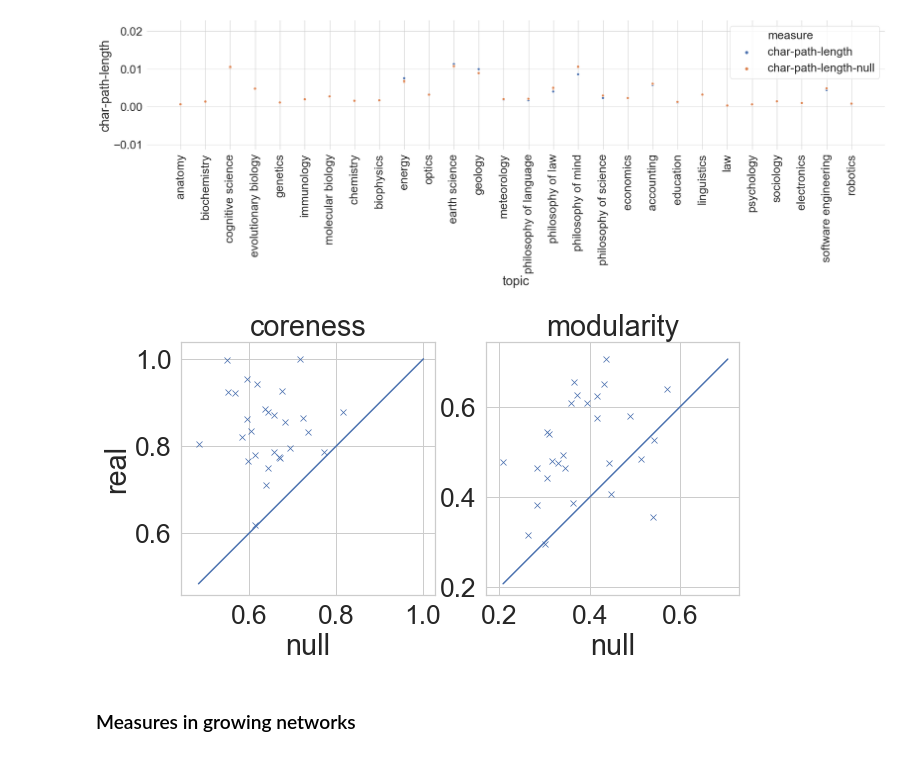
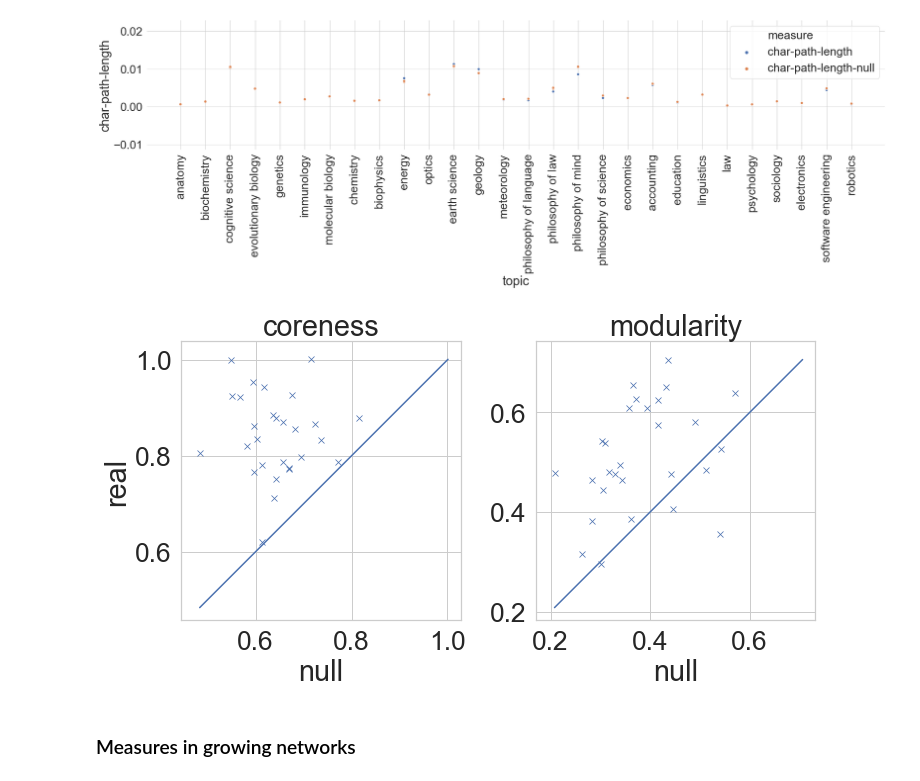
Before and after one commit to harangju/wikinet, a Jupyter notebook: analysis/analyze-network-measures.ipynb, the cells around one changed output. Saved outputs shown, nothing was run; the diff lists cells and outputs as text; code cells hidden in the pictures.

```diff
--- a/analysis/analyze-network-measures.ipynb
+++ b/analysis/analyze-network-measures.ipynb
@@ -60,3 +60,7 @@ for topic in topics:
     networks[topic].load_graph(path_saved + topic + '.gexf')
 # %% [output]
 anatomy biochemistry cognitive science evolutionary biology genetics immunology molecular biology chemistry biophysics energy optics earth science geology meteorology philosophy of language philosophy ...
+# %%
+for topic, network in networks.items():
+    network.graph.name = topic
+    print(network.graph.name, end=' ')
@@ -69,3 +75,8 @@ for topic, network in networks.items():
     nulls[topic] = [network.randomize('target') for _ in range(2)]
 # %% [output]
 anatomy biochemistry cognitive science evolutionary biology genetics immunology molecular biology chemistry biophysics energy optics earth science geology meteorology philosophy of language philosophy ...
+# %%
+for topic, null_networks in nulls.items():
+    for i, network in enumerate(null_networks):
+        network.graph.name = topic+'-null-'+str(i)
+        print(network.graph.name, end=' ')
@@ -263,20 +272,20 @@ for stat in ['coreness', 'modularity', 'char-path-length']:
 # %%
 save_dir = None
 f, axs = plt.subplots(ncols=2, figsize=(10,5))
-f.tight
+f.tight_layout()
 for i, stat in enumerate(['coreness', 'modularity']):
     x = df_expand[df_expand.measure==stat+'-null']\
         .groupby('topic').mean().value.values
     y = df_expand[df_expand.measure==stat].value.values
     sns.scatterplot(x=x, y=y, ax=axs[i], marker='x')
     z = np.concatenate((x,y))
     sns.lineplot(x=[min(z), max(z)], y=[min(z), max(z)], ax=axs[i])
     axs[i].set_title(stat)
     if save_dir:
         plt.savefig(path_saved + stat, dpi=300)
 axs[0].set(xlabel='null', ylabel='real', aspect='equal')
 axs[1].set(xlabel='null', aspect='equal');
 # %% [output]
-[figure, old version]
+[figure, new version]
 # %% [markdown]
 ### Measures in growing networks
```
Also changed, not shown: parts of 6 cells of this notebook.
